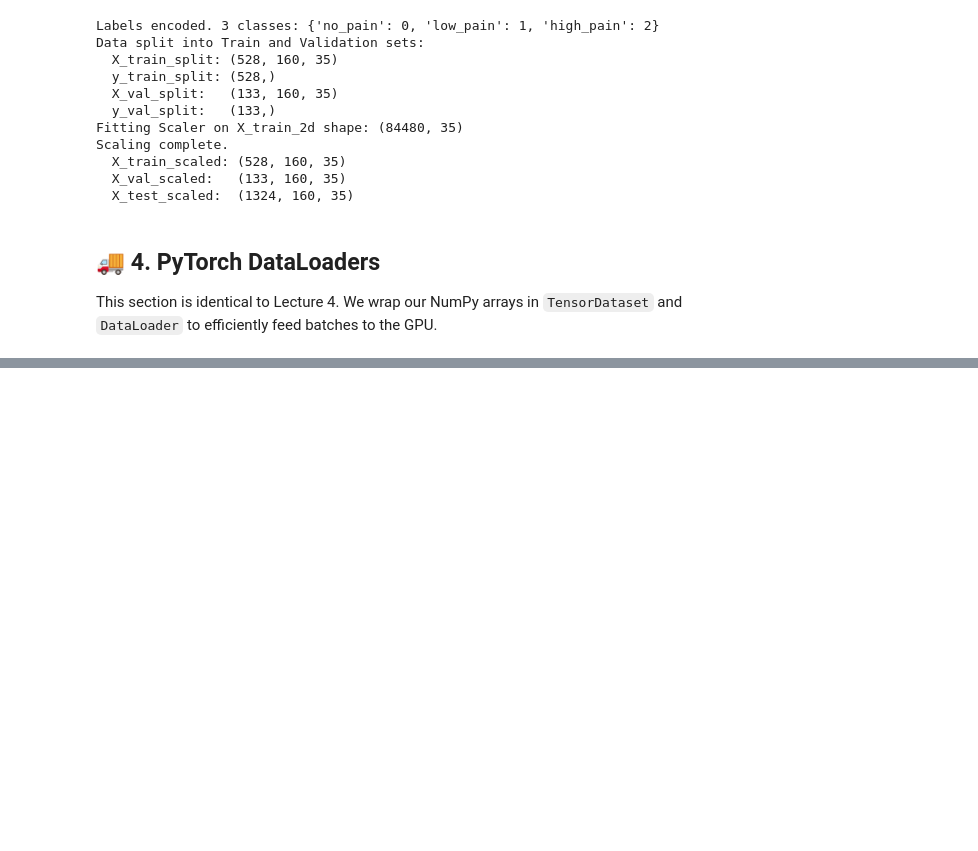
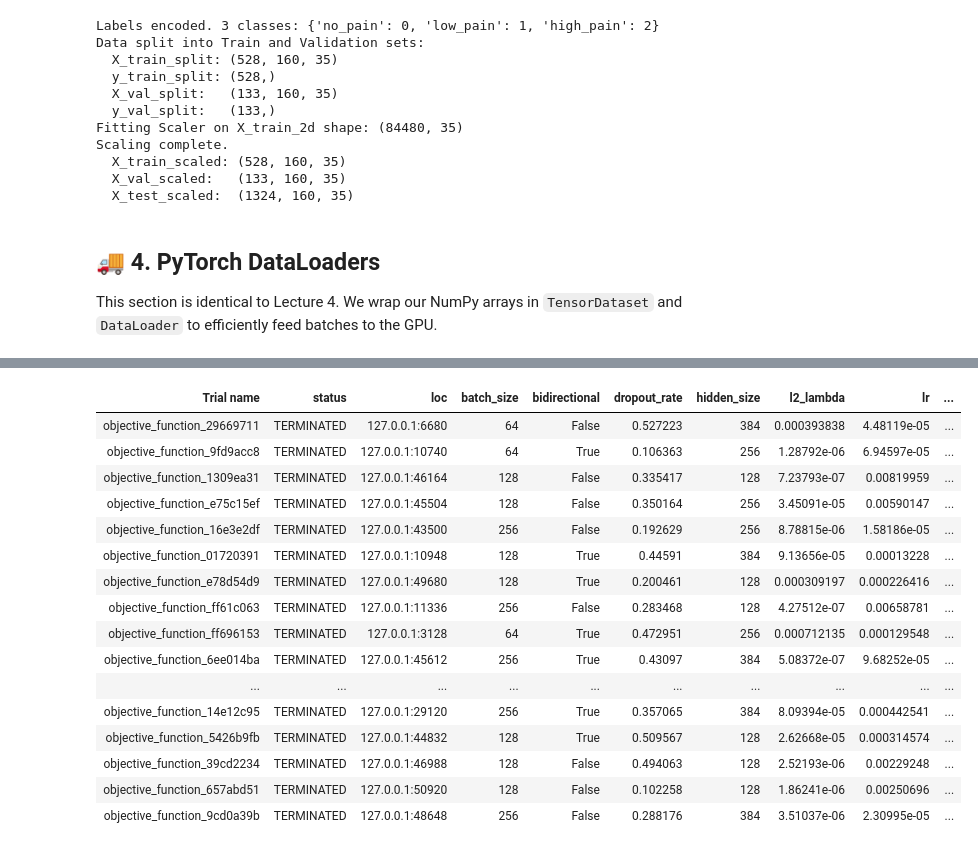
Before and after one commit to Negm2000/Challenge-1, a Jupyter notebook: CH1.ipynb, the cells around one changed output, grey strips where cells are left out. Drawn from its saved outputs; the diff is of its cells as text; code cells hidden in the pictures; blank space fills up the shorter version.

Commit message:
Ray and optuna fully working now

```diff
--- a/CH1.ipynb
+++ b/CH1.ipynb
@@ -737,0 +553,72 @@ Restoring best model from epoch 78 with val_f1 0.9117
+# %%
+# --- 1. Define the Search Space for Optuna ---
+search_space = {
+    "rnn_type": tune.choice(['GRU', 'LSTM']),
+    "lr": tune.loguniform(1e-5, 1e-2),           # Widen the learning rate
+    "batch_size": tune.choice([64, 128, 256]),
+    "hidden_size": tune.choice([128, 256, 384]),# Let's try bigger models
+    "num_layers": tune.choice([2, 3]),       # Let's try deeper models
+    "dropout_rate": tune.uniform(0.1, 0.6),     # Widen the dropout range
+    "bidirectional": tune.choice([True, False]),
+    "l2_lambda": tune.loguniform(1e-7, 1e-3)      # Widen the L2 range
+}
+
+# --- 2. Define the Optimizer (Optuna) and Scheduler (ASHA) ---
+optuna_search = OptunaSearch(
+    metric="val_f1",
+    mode="max"
+)
+
+scheduler = ASHAScheduler(
+    metric="val_f1",
+    mode="max",
+    grace_period=20,  # Min epochs a trial must run
+    reduction_factor=2  # How aggressively to stop trials
+)
+
+# --- 3. Initialize Ray (WITH THE BIG HAMMER FIX) ---
+if ray.is_initialized():
+    ray.shutdown()
+
+# --- FIX 2 (The "Big Hammer"): Set the Environment Variable ---
+# This forces Ray to use this short path for *all* its temp files.
+ray_logs_path = os.path.abspath("./ray_results")
+os.makedirs(ray_logs_path, exist_ok=True)
+os.environ["RAY_TEMP_DIR"] = ray_logs_path
+# --- END FIX ---
+
+ray.init(
+    num_cpus=2,
+    num_gpus=1,
+    ignore_reinit_error=True
+)
+
+def short_trial_name(trial):
+    """Creates a short, unique name for each trial folder."""
+    return f"{trial.trainable_name}_{trial.trial_id}"
+
+
+# --- 4. Run the Tuner ---
+print("Starting hyperparameter search (1 trial at a time)...")
+
+analysis = tune.run(
+    tune.with_parameters(objective_function, train_ds=train_ds, val_ds=val_ds),
+
+    resources_per_trial={"cpu": 2, "gpu": 0.5},
+
+    config=search_space,
+    num_samples=20, # Number of different HPO trials to run
+    search_alg=optuna_search,
+    scheduler=scheduler,
+    name="pirate_pain_optuna_search",
+
+    storage_path=ray_logs_path,
+
+    trial_dirname_creator=short_trial_name,
+
+    log_to_file=True,
+    verbose=1 # 0 = quiet, 1 = table, 2 = detailed
+)
+
+print("\n--- Search Complete ---")
+# %% [output]
@@ -737,0 +634,17 @@ Restoring best model from epoch 78 with val_f1 0.9117
+| Trial name | status | loc | batch_size | bidirectional | dropout_rate | hidden_size | l2_lambda | lr | ... |
+| objective_function_29669711 | TERMINATED | 127.0.0.1:6680 | 64 | False | 0.527223 | 384 | 0.000393838 | 4.48119e-05 | ... |
+| objective_function_9fd9acc8 | TERMINATED | 127.0.0.1:10740 | 64 | True | 0.106363 | 256 | 1.28792e-06 | 6.94597e-05 | ... |
+| objective_function_1309ea31 | TERMINATED | 127.0.0.1:46164 | 128 | False | 0.335417 | 128 | 7.23793e-07 | 0.00819959 | ... |
+| objective_function_e75c15ef | TERMINATED | 127.0.0.1:45504 | 128 | False | 0.350164 | 256 | 3.45091e-05 | 0.00590147 | ... |
+| objective_function_16e3e2df | TERMINATED | 127.0.0.1:43500 | 256 | False | 0.192629 | 256 | 8.78815e-06 | 1.58186e-05 | ... |
+| objective_function_01720391 | TERMINATED | 127.0.0.1:10948 | 128 | True | 0.44591 | 384 | 9.13656e-05 | 0.00013228 | ... |
+| objective_function_e78d54d9 | TERMINATED | 127.0.0.1:49680 | 128 | True | 0.200461 | 128 | 0.000309197 | 0.000226416 | ... |
+| objective_function_ff61c063 | TERMINATED | 127.0.0.1:11336 | 256 | False | 0.283468 | 128 | 4.27512e-07 | 0.00658781 | ... |
+| objective_function_ff696153 | TERMINATED | 127.0.0.1:3128 | 64 | True | 0.472951 | 256 | 0.000712135 | 0.000129548 | ... |
+| objective_function_6ee014ba | TERMINATED | 127.0.0.1:45612 | 256 | True | 0.43097 | 384 | 5.08372e-07 | 9.68252e-05 | ... |
+| ... | ... | ... | ... | ... | ... | ... | ... | ... | ... |
+| objective_function_14e12c95 | TERMINATED | 127.0.0.1:29120 | 256 | True | 0.357065 | 384 | 8.09394e-05 | 0.000442541 | ... |
+| objective_function_5426b9fb | TERMINATED | 127.0.0.1:44832 | 128 | True | 0.509567 | 128 | 2.62668e-05 | 0.000314574 | ... |
+| objective_function_39cd2234 | TERMINATED | 127.0.0.1:46988 | 128 | False | 0.494063 | 128 | 2.52193e-06 | 0.00229248 | ... |
+| objective_function_657abd51 | TERMINATED | 127.0.0.1:50920 | 128 | False | 0.102258 | 128 | 1.86241e-06 | 0.00250696 | ... |
+| objective_function_9cd0a39b | TERMINATED | 127.0.0.1:48648 | 256 | False | 0.288176 | 384 | 3.51037e-06 | 2.30995e-05 | ... |
```
Also changed, not shown: parts of 18 cells of this notebook, 1 other file.
